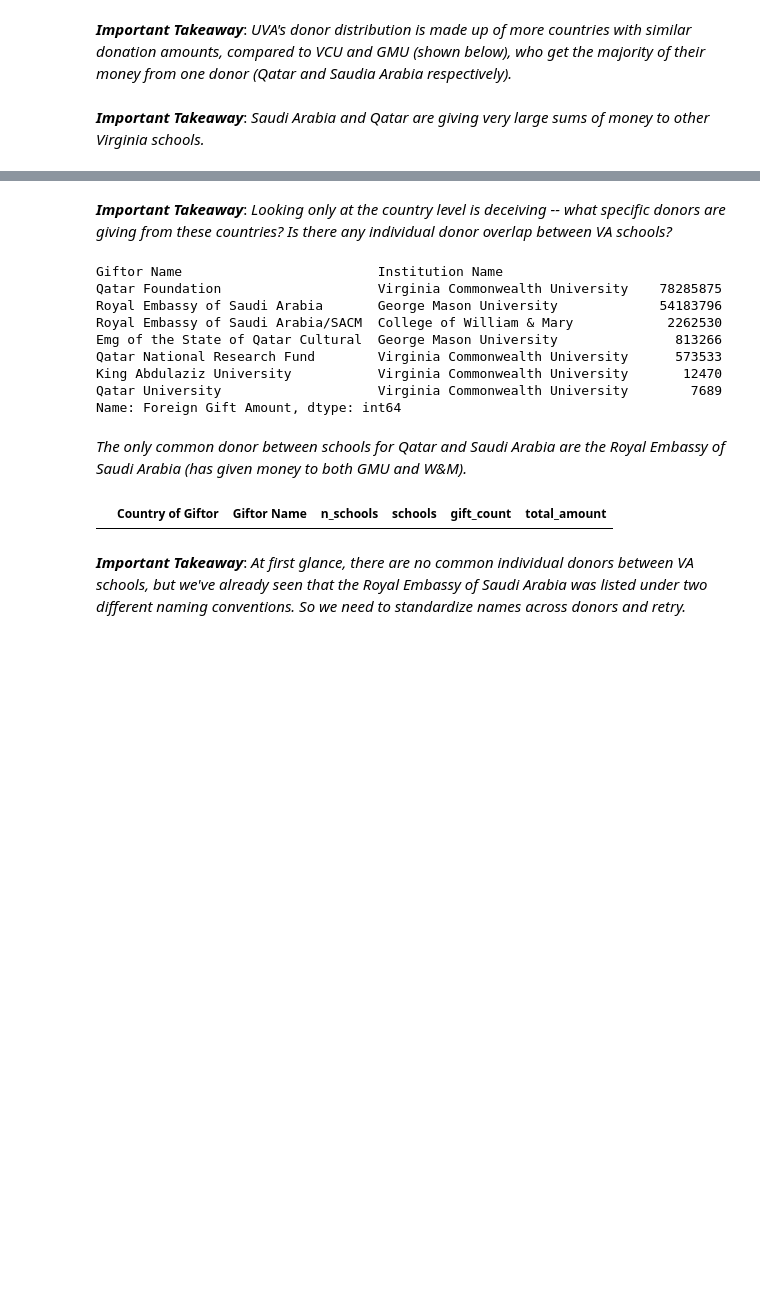
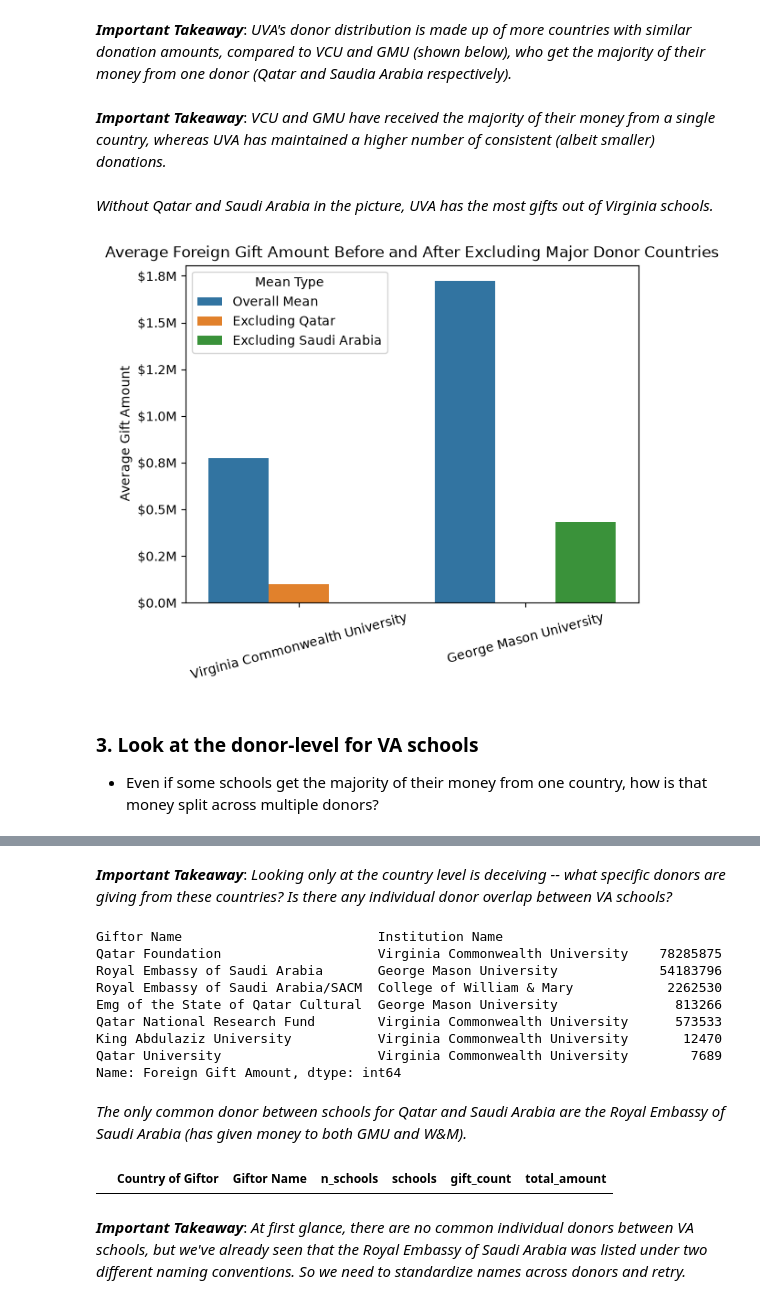
Before and after one commit to ae-phillips/uu_wrangling_and_eda, a Jupyter notebook: lab_1/uva_analysis.ipynb, the cells around one changed output, grey strips where cells are left out. Drawn from its saved outputs; the diff is of its cells as text; code cells hidden in the pictures; blank space fills up the shorter version.

```diff
--- a/lab_1/uva_analysis.ipynb
+++ b/lab_1/uva_analysis.ipynb
@@ -561,4 +576,4 @@ fig = go.Figure(
 
 fig.show()
 # %% [markdown]
-***Important Takeaway***: *Saudi Arabia and Qatar are giving very large sums of money to other Virginia schools.*
+***Important Takeaway***: *VCU and GMU have received the majority of their money from a single country, whereas UVA has maintained a higher number of consistent (albeit smaller) donations.*
@@ -565,3 +621,68 @@ fig.show()
+# %% [markdown]
+*Without Qatar and Saudi Arabia in the picture, UVA has the most gifts out of Virginia schools.*
+# %%
+vcu_mean = df[df["Institution Name"] == "Virginia Commonwealth University"][
+    "Foreign Gift Amount"
+].mean()
+vcu_adj_mean = df[
+    (df["Institution Name"] == "Virginia Commonwealth University")
+    & (df["Country of Giftor"] != "QATAR")
+]["Foreign Gift Amount"].mean()
+
+gmu_mean = df[df["Institution Name"] == "George Mason University"][
+    "Foreign Gift Amount"
+].mean()
+gmu_adj_mean = df[
+    (df["Institution Name"] == "George Mason University")
+    & (df["Country of Giftor"] != "SAUDI ARABIA")
+]["Foreign Gift Amount"].mean()
+
+import matplotlib.pyplot as plt
+from matplotlib.ticker import FuncFormatter
+
+comparison = pd.DataFrame({
+    "School": [
+        "Virginia Commonwealth University",
+        "Virginia Commonwealth University",
+        "George Mason University",
+        "George Mason University"
+    ],
+    "Mean Type": [
+        "Overall Mean",
+        "Excluding Qatar",
+        "Overall Mean",
+        "Excluding Saudi Arabia"
+    ],
+    "Mean Gift Amount": [
+        vcu_mean,
+        vcu_adj_mean,
+        gmu_mean,
+        gmu_adj_mean
+    ]
+})
+
+sns.barplot(
+    data=comparison,
+    x="School",
+    y="Mean Gift Amount",
+    hue="Mean Type"
+)
+
+plt.ylabel("Average Gift Amount")
+plt.xlabel("")
+plt.title("Average Foreign Gift Amount Before and After Excluding Major Donor Countries")
+
+plt.gca().yaxis.set_major_formatter(
+    FuncFormatter(lambda y, pos: f"${y/1e6:.1f}M")
+)
+
+plt.xticks(rotation=15)
+plt.show()
+# %% [output]
+[figure, added]
+# %% [markdown]
+### 3. Look at the donor-level for VA schools
+- Even if some schools get the majority of their money from one country, how is that money split across multiple donors?
 # %%
 va_schools[(va_schools["Country of Giftor"] == "QATAR") | (va_schools["Country of Giftor"] == "SAUDI ARABIA")].head()
 # %% [output]
```
Also changed, not shown: parts of 27 cells of this notebook.
